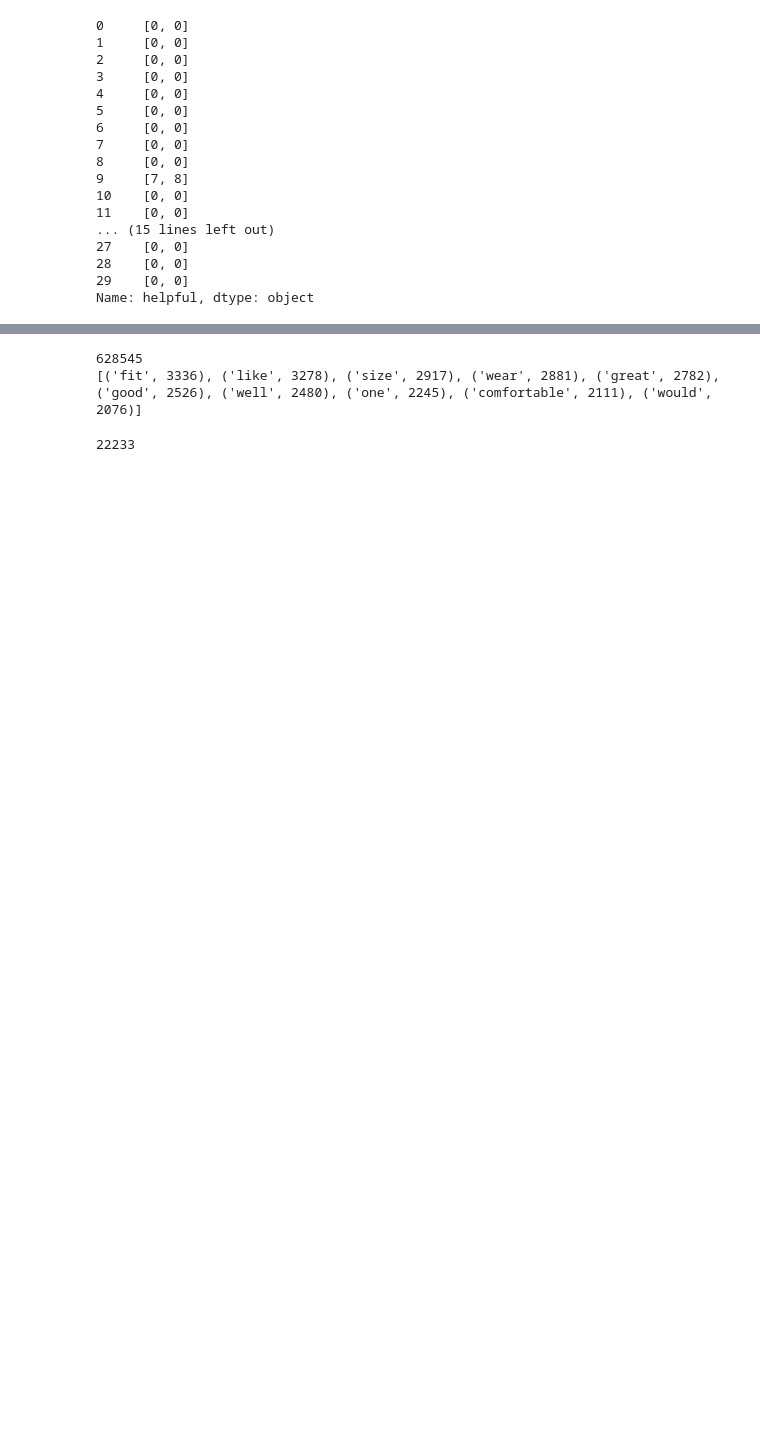
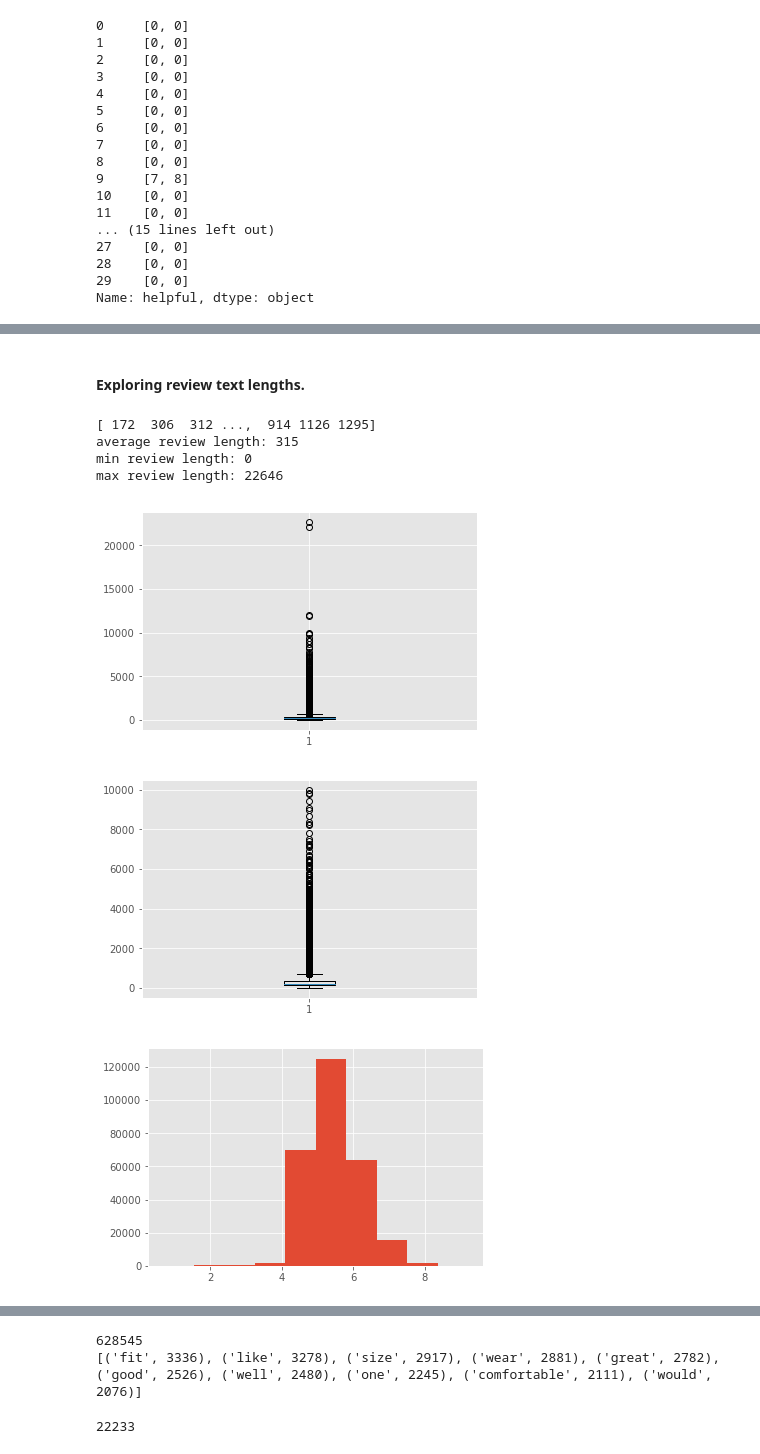
Before and after one commit to yannie/w266-final-project, a Jupyter notebook: Amazon_Review_Helpfuless_1.0.ipynb, the cells around one changed output, grey strips where cells are left out. Drawn from its saved outputs; the diff is of its cells as text; code cells hidden in the pictures; blank space fills up the shorter version.

```diff
--- a/Amazon_Review_Helpfuless_1.0.ipynb
+++ b/Amazon_Review_Helpfuless_1.0.ipynb
@@ -90,0 +192,35 @@ number of reviews with helpfulness score: 87021
+# %% [markdown]
+#### Exploring review text lengths.
+# %%
+# Compute review lengths.
+review_lengths = np.array([len(x) for x in df['reviewText']])
+print review_lengths
+print "average review length: %i" %np.mean(review_lengths)
+print "min review length: %i" %np.min(review_lengths)
+print "max review length: %i" %np.max(review_lengths)
+# %% [output]
+[ 172  306  312 ...,  914 1126 1295]
+average review length: 315
+min review length: 0
+max review length: 22646
+# %%
+# Plot boxplot.
+plt.figure()
+plt.boxplot(review_lengths)
+
+# Remove outliers.
+review_lengths_minus_outliers = review_lengths[np.where(np.logical_and(review_lengths > 0, review_lengths < 10000))]
+
+# Plot boxplot.
+plt.figure()
+plt.boxplot(review_lengths_minus_outliers)
+
+# # Plot histogram using log(review length) due to right skewed distribution.
+plt.figure()
+plt.hist(np.log(review_lengths_minus_outliers))
+
+plt.show()
+# %% [output]
+[figure, added]
+[figure, added]
+[figure, added]
```
Also changed, not shown: parts of 53 cells of this notebook, 1 other file.
